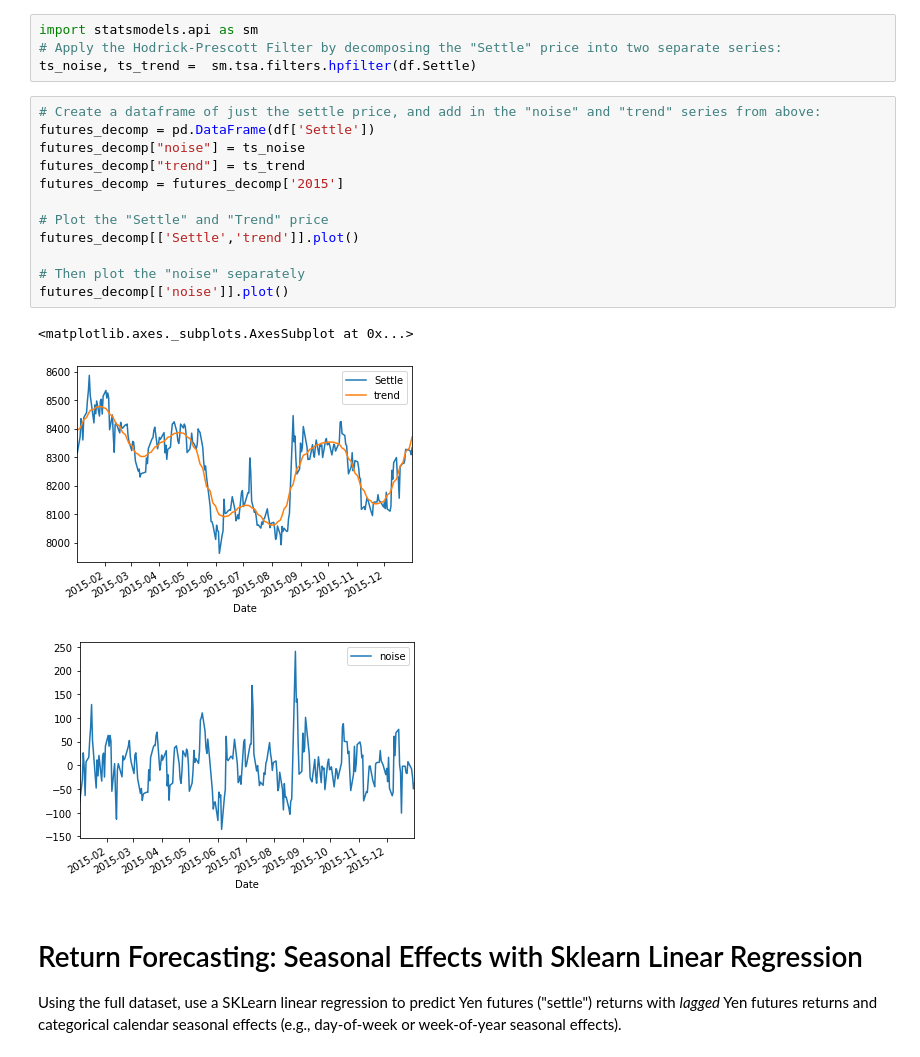
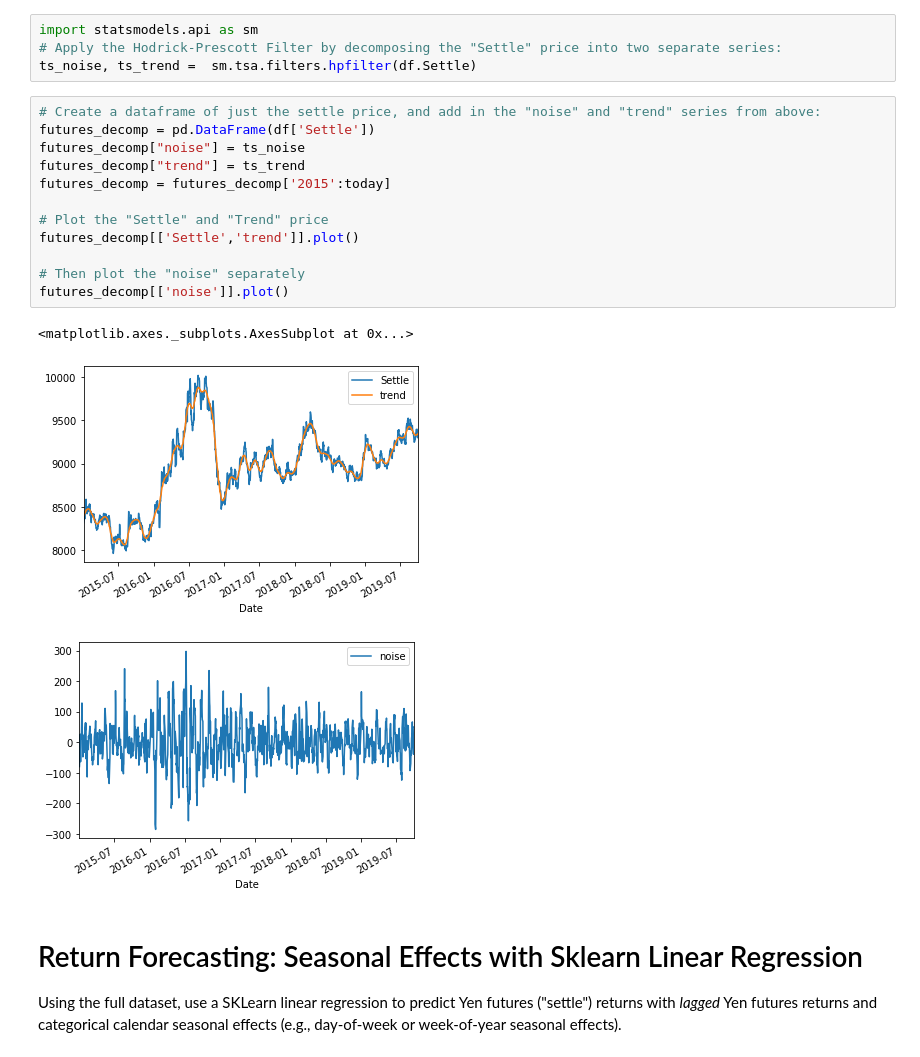
Before and after one commit to stragitech/Yen_Futures, a Jupyter notebook: time_series_analysis.ipynb, the cells around one changed output. Drawn from its saved outputs; the diff is of its cells as text.

```diff
--- a/time_series_analysis.ipynb
+++ b/time_series_analysis.ipynb
@@ -104,19 +104,19 @@ ts_noise, ts_trend =  sm.tsa.filters.hpfilter(df.Settle)
 # %%
 # Create a dataframe of just the settle price, and add in the "noise" and "trend" series from above:
 futures_decomp = pd.DataFrame(df['Settle'])
 futures_decomp["noise"] = ts_noise
 futures_decomp["trend"] = ts_trend
-futures_decomp = futures_decomp['2015']
+futures_decomp = futures_decomp['2015':today]
 
 # Plot the "Settle" and "Trend" price
 futures_decomp[['Settle','trend']].plot()
 
 # Then plot the "noise" separately
 futures_decomp[['noise']].plot()
 # %% [output]
 <matplotlib.axes._subplots.AxesSubplot at 0x...>
-[figure, old version]
+[figure, new version]
-[figure, old version]
+[figure, new version]
 # %% [markdown]
  # Return Forecasting: Seasonal Effects with Sklearn Linear Regression
  Using the full dataset, use a SKLearn linear regression to predict Yen futures ("settle") returns with *lagged* Yen futures returns and categorical calendar seasonal effects (e.g., day-of-week or week-of-year seasonal effects).
```
Also changed, not shown: parts of 7 cells of this notebook.
